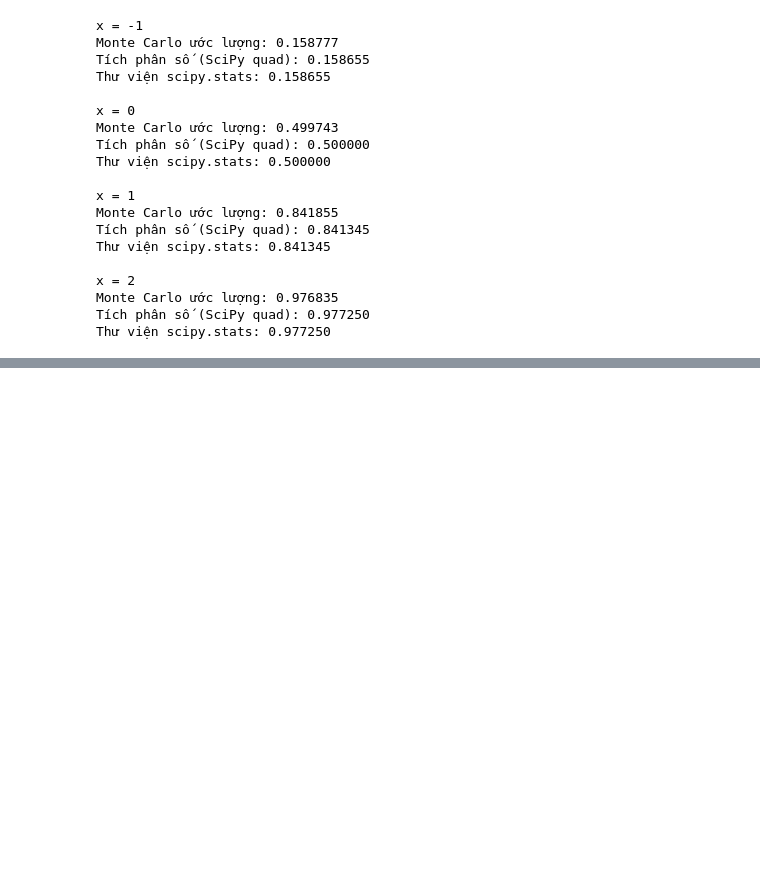
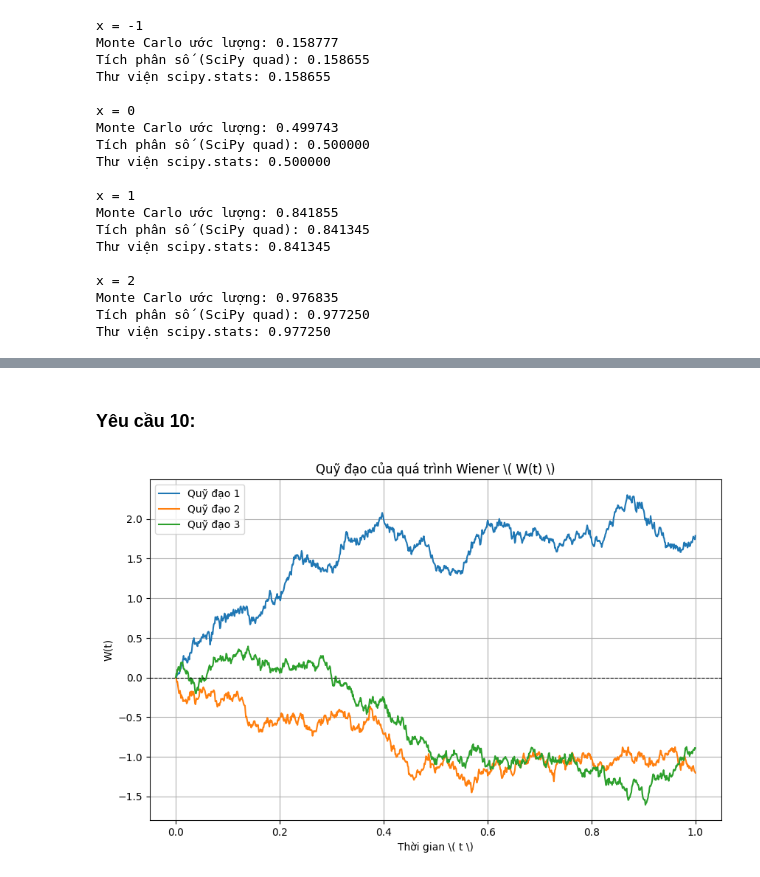
Before and after one commit to hoangharu2002/DS101---Th-ng-k--v--x-c-su-t-chuy-n-s-u, a Jupyter notebook: TH/Nhom 31.ipynb, the cells around one changed output, grey strips where cells are left out. Saved outputs shown, nothing was run; the diff lists cells and outputs as text; code cells hidden in the pictures; blank space fills up the shorter version.

```diff
--- a/TH/Nhom 31.ipynb
+++ b/TH/Nhom 31.ipynb
@@ -402,0 +578,56 @@ Thư viện scipy.stats: 0.977250
+# %% [markdown]
+### Yêu cầu 10:
+# %%
+import numpy as np
+import matplotlib.pyplot as plt
+
+def simulate_wiener(timesteps, T, num_paths=3):
+    """
+    Mô phỏng quỹ đạo của quá trình Wiener W(t).
+
+    Parameters:
+    - timesteps: Số bước thời gian (chia nhỏ khoảng [0, T]).
+    - T: Thời gian tổng cộng của quá trình.
+    - num_paths: Số quỹ đạo cần mô phỏng.
+
+    Returns:
+    - paths: Danh sách các quỹ đạo \( W(t) \).
+    - time: Danh sách các thời điểm \( t \).
+    """
+    dt = T / timesteps  # Bước thời gian
+    time = np.linspace(0, T, timesteps)  # Các thời điểm từ 0 đến T
+
+    # Mô phỏng các quỹ đạo
+    paths = []
+    for _ in range(num_paths):
+        # Tạo các nhiễu ngẫu nhiên N(0, dt) cho các bước
+        increments = np.random.normal(0, np.sqrt(dt), size=timesteps - 1)
+        # W(0) = 0, tính quỹ đạo bằng cách cộng dồn các nhiễu
+        path = np.concatenate(([0], np.cumsum(increments)))
+        paths.append(path)
+
+    return time, paths
+
+# Thông số mô phỏng
+timesteps = 1000  # Số bước thời gian
+T = 1.0  # Thời gian tổng cộng
+num_paths = 3  # Số quỹ đạo cần vẽ
+
+# Mô phỏng quá trình Wiener
+time, paths = simulate_wiener(timesteps, T, num_paths)
+
+# Vẽ đồ thị
+plt.figure(figsize=(10, 6))
+for i, path in enumerate(paths):
+    plt.plot(time, path, label=f"Quỹ đạo {i+1}")
+
+# Định dạng đồ thị
+plt.title("Quỹ đạo của quá trình Wiener \( W(t) \)")
+plt.xlabel("Thời gian \( t \)")
+plt.ylabel("W(t)")
+plt.axhline(0, color='black', linestyle='--', linewidth=0.8)  # Đường W(t) = 0
+plt.legend()
+plt.grid()
+plt.show()
+# %% [output]
+[figure, added]
```
Also changed, not shown: parts of 7 cells of this notebook.
